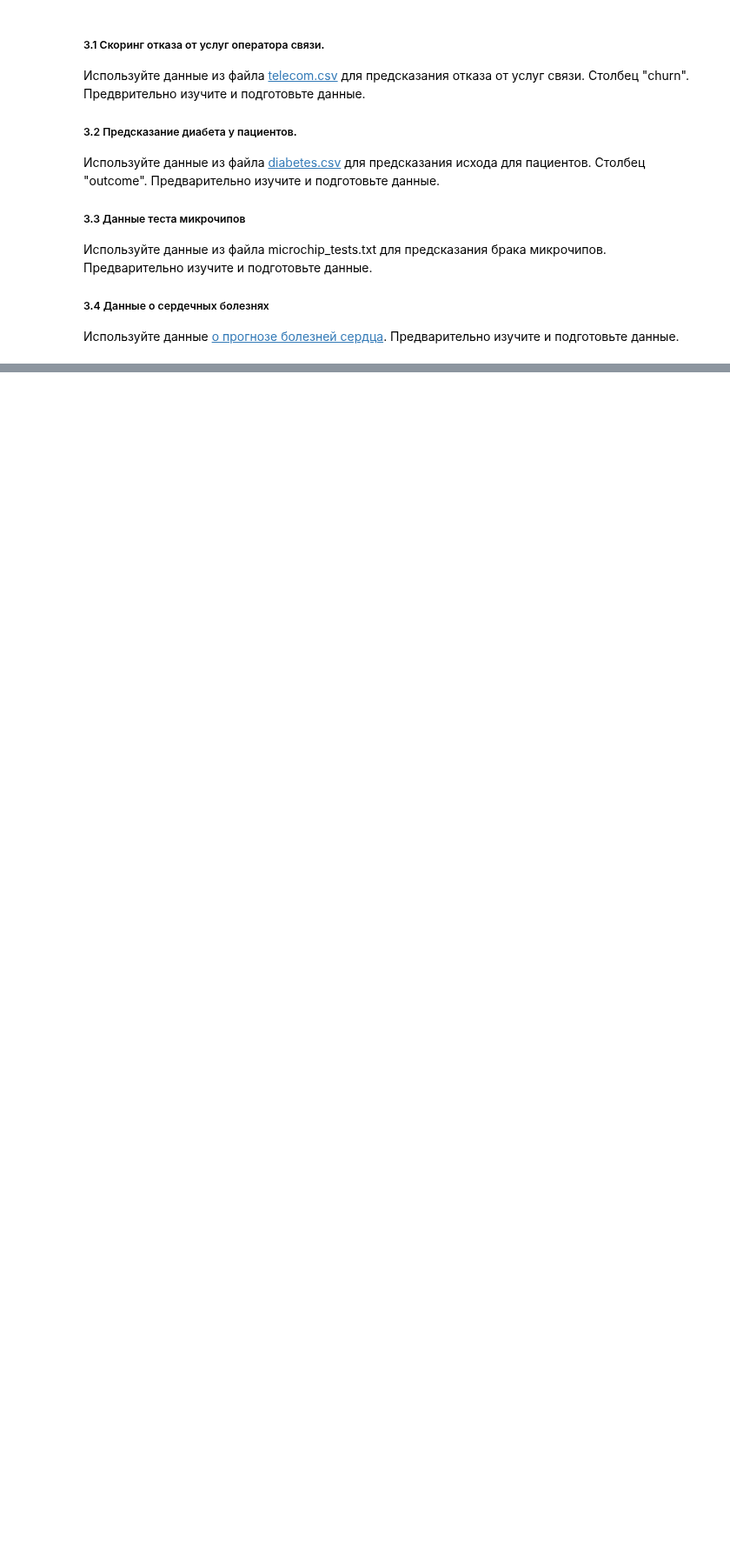
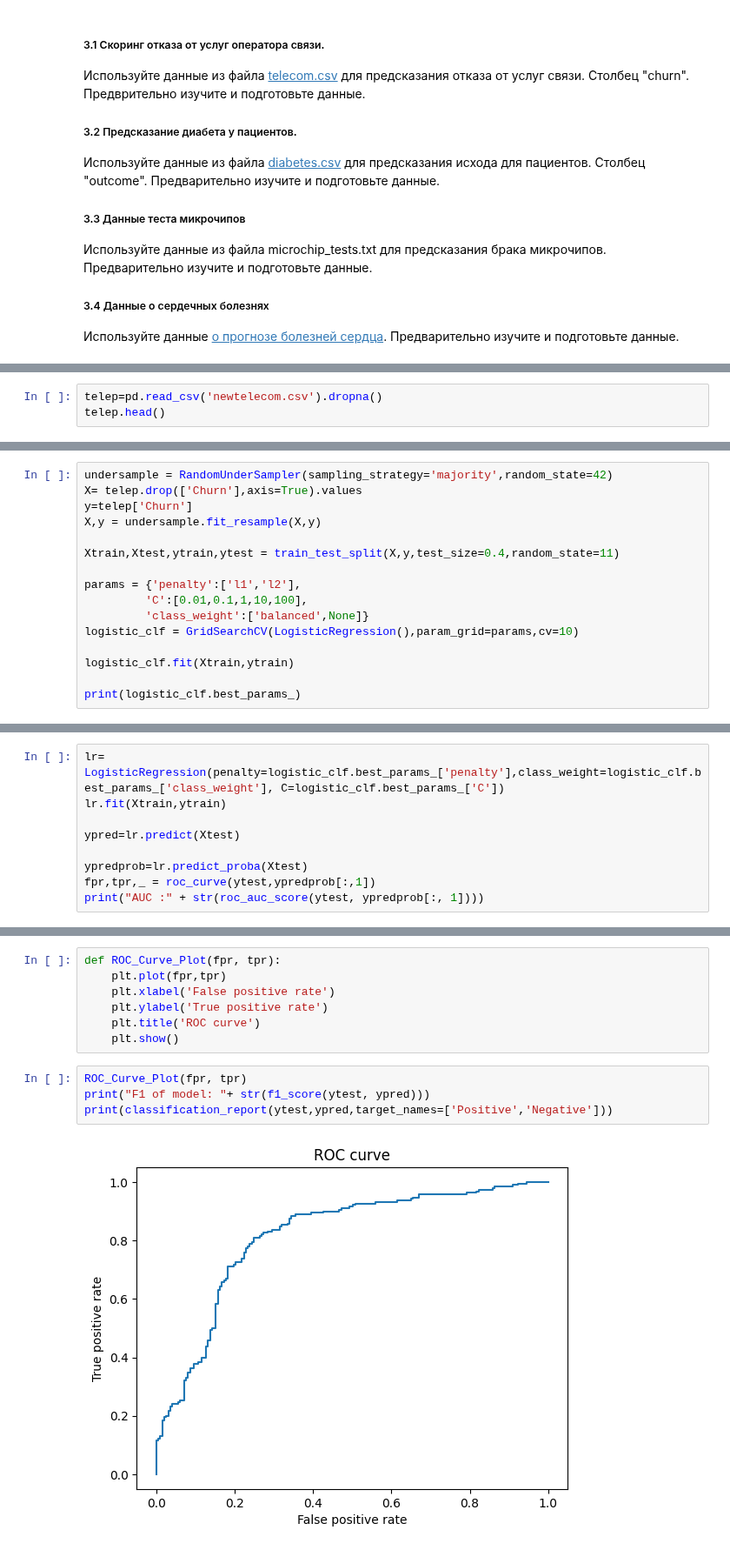
Before and after one commit to Dragoh54/MachineLearning-Labs, a Jupyter notebook: lab5/2024_ML_LR5_MACS (2).ipynb, the cells around one changed output, grey strips where cells are left out. Shown at 87% size. Saved outputs shown, nothing was run; the diff lists cells and outputs as text; blank space fills up the shorter version.

```diff
--- a/lab5/2024_ML_LR5_MACS (2).ipynb
+++ b/lab5/2024_ML_LR5_MACS (2).ipynb
@@ -252,0 +352,3 @@ plot_decision_boundary(sklearn_model, X_test, y_test, "Decision Boundary (Sklear
+# %%
+telep=pd.read_csv('newtelecom.csv').dropna()
+telep.head()
@@ -252,0 +362,16 @@ plot_decision_boundary(sklearn_model, X_test, y_test, "Decision Boundary (Sklear
+# %%
+undersample = RandomUnderSampler(sampling_strategy='majority',random_state=42)
+X= telep.drop(['Churn'],axis=True).values
+y=telep['Churn']
+X,y = undersample.fit_resample(X,y)
+
+Xtrain,Xtest,ytrain,ytest = train_test_split(X,y,test_size=0.4,random_state=11)
+
+params = {'penalty':['l1','l2'],
+         'C':[0.01,0.1,1,10,100],
+         'class_weight':['balanced',None]}
+logistic_clf = GridSearchCV(LogisticRegression(),param_grid=params,cv=10)
+
+logistic_clf.fit(Xtrain,ytrain)
+
+print(logistic_clf.best_params_)
@@ -252,0 +397,9 @@ plot_decision_boundary(sklearn_model, X_test, y_test, "Decision Boundary (Sklear
+# %%
+lr= LogisticRegression(penalty=logistic_clf.best_params_['penalty'],class_weight=logistic_clf.best_params_['class_weight'], C=logistic_clf.best_params_['C'])
+lr.fit(Xtrain,ytrain)
+
+ypred=lr.predict(Xtest)
+
+ypredprob=lr.predict_proba(Xtest)
+fpr,tpr,_ = roc_curve(ytest,ypredprob[:,1])
+print("AUC :" + str(roc_auc_score(ytest, ypredprob[:, 1])))
@@ -252,0 +408,13 @@ plot_decision_boundary(sklearn_model, X_test, y_test, "Decision Boundary (Sklear
+# %%
+def ROC_Curve_Plot(fpr, tpr):
+    plt.plot(fpr,tpr)
+    plt.xlabel('False positive rate')
+    plt.ylabel('True positive rate')
+    plt.title('ROC curve')
+    plt.show()
+# %%
+ROC_Curve_Plot(fpr, tpr)
+print("F1 of model: "+ str(f1_score(ytest, ypred)))
+print(classification_report(ytest,ypred,target_names=['Positive','Negative']))
+# %% [output]
+[figure, added]
```
Also changed, not shown: parts of 27 cells of this notebook, 3 other files.
